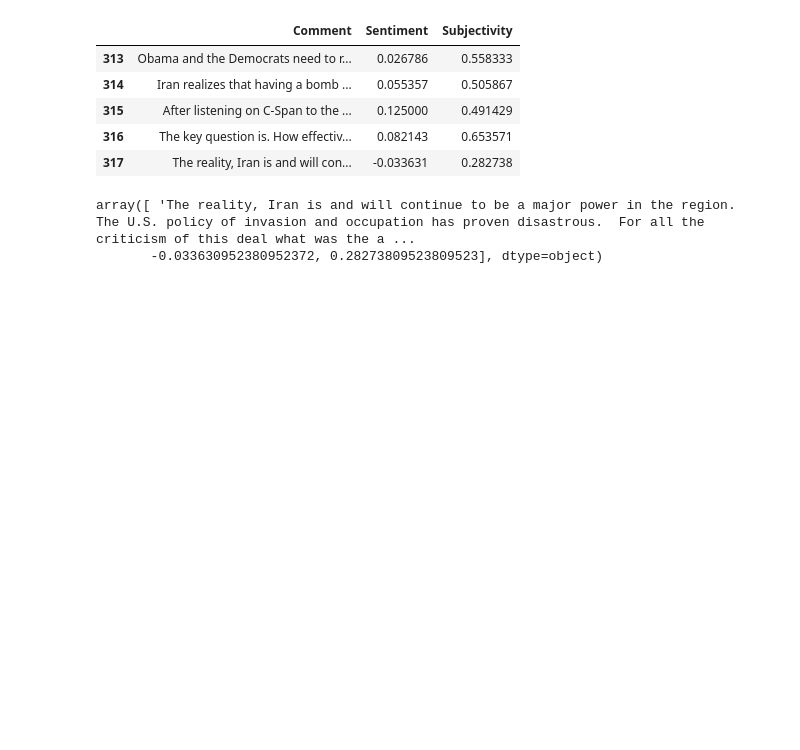
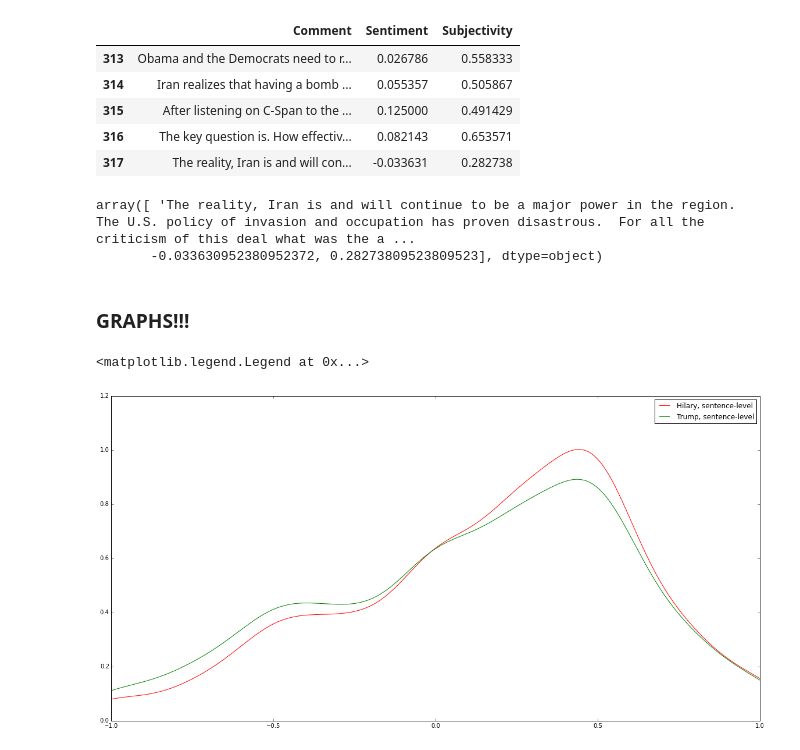
Before and after one commit to PeggyFan/NYT_project, a Jupyter notebook: Sentiment_score.ipynb, the cells around one changed output. Cells and saved outputs as stored; diff of their text form; code cells hidden in the pictures; blank space fills up the shorter version.

```diff
--- a/Sentiment_score.ipynb
+++ b/Sentiment_score.ipynb
@@ -354,3 +354,28 @@ table.ix[317].values
 # %% [output]
 array([ 'The reality, Iran is and will continue to be a major power in the region.  The U.S. policy of invasion and occupation has proven disastrous.  For all the criticism of this deal what was the a ...
        -0.033630952380952372, 0.28273809523809523], dtype=object)
+# %% [markdown]
+### GRAPHS!!!
+# %%
+hilary = pd.read_csv('hilary_scores.csv')
+trump = pd.read_csv('trump_scores.csv')
+# %%
+plt.figure(figsize=(20,10))
+
+data = hilary['Sentiment2']
+density = gaussian_kde(data)
+xs = np.linspace(-1,1,300)
+density.covariance_factor = lambda : .25
+density._compute_covariance()
+plt.plot(xs,density(xs), 'r', label = 'Hilary, sentence-level')
+
+data = trump['Sentiment2']
+density = gaussian_kde(data)
+xs = np.linspace(-1,1,300)
+density.covariance_factor = lambda : .25
+density._compute_covariance()
+plt.plot(xs,density(xs), 'g', label = 'Trump, sentence-level')
+plt.legend()
+# %% [output]
+<matplotlib.legend.Legend at 0x...>
+[figure, added]
```
Also changed, not shown: 23 other files.
